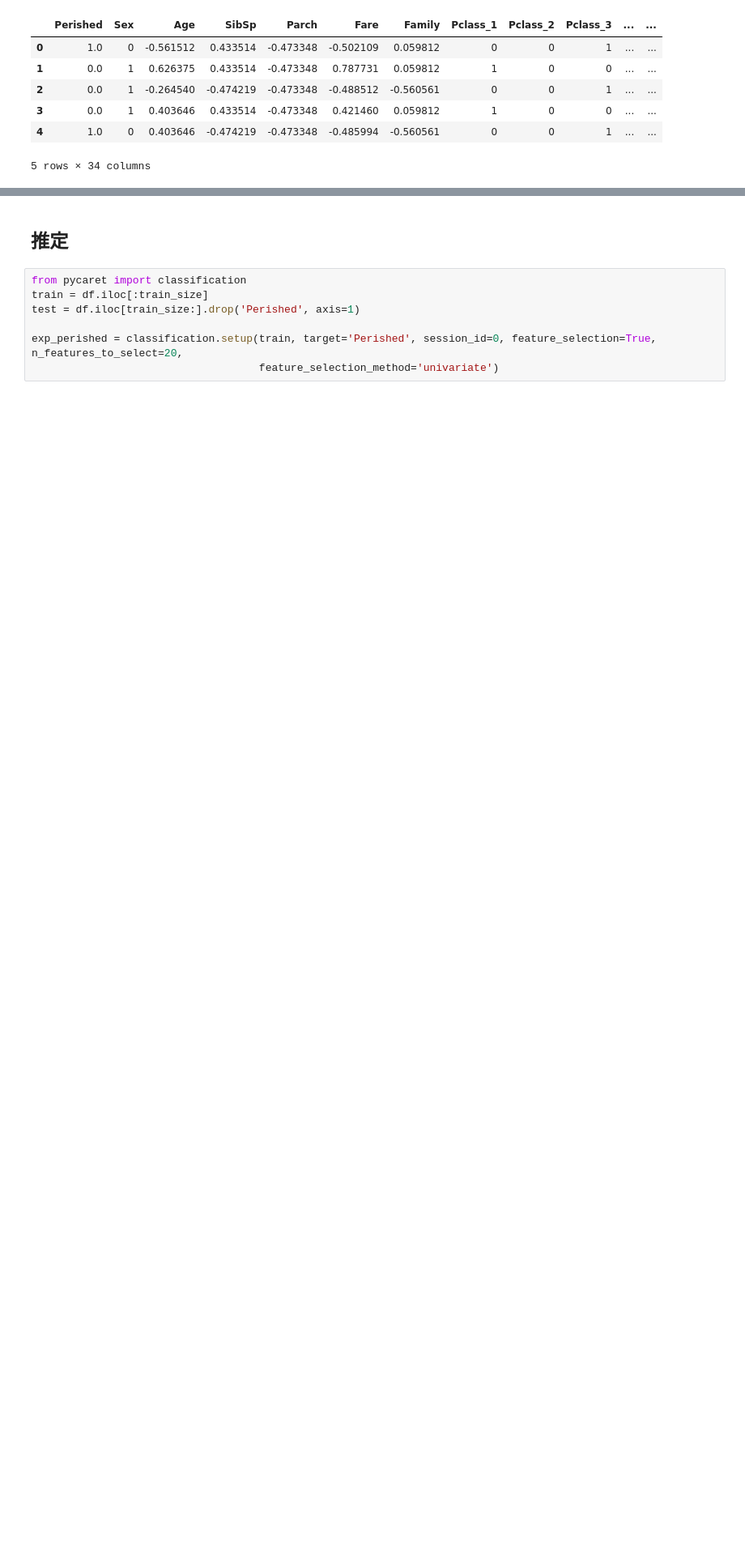
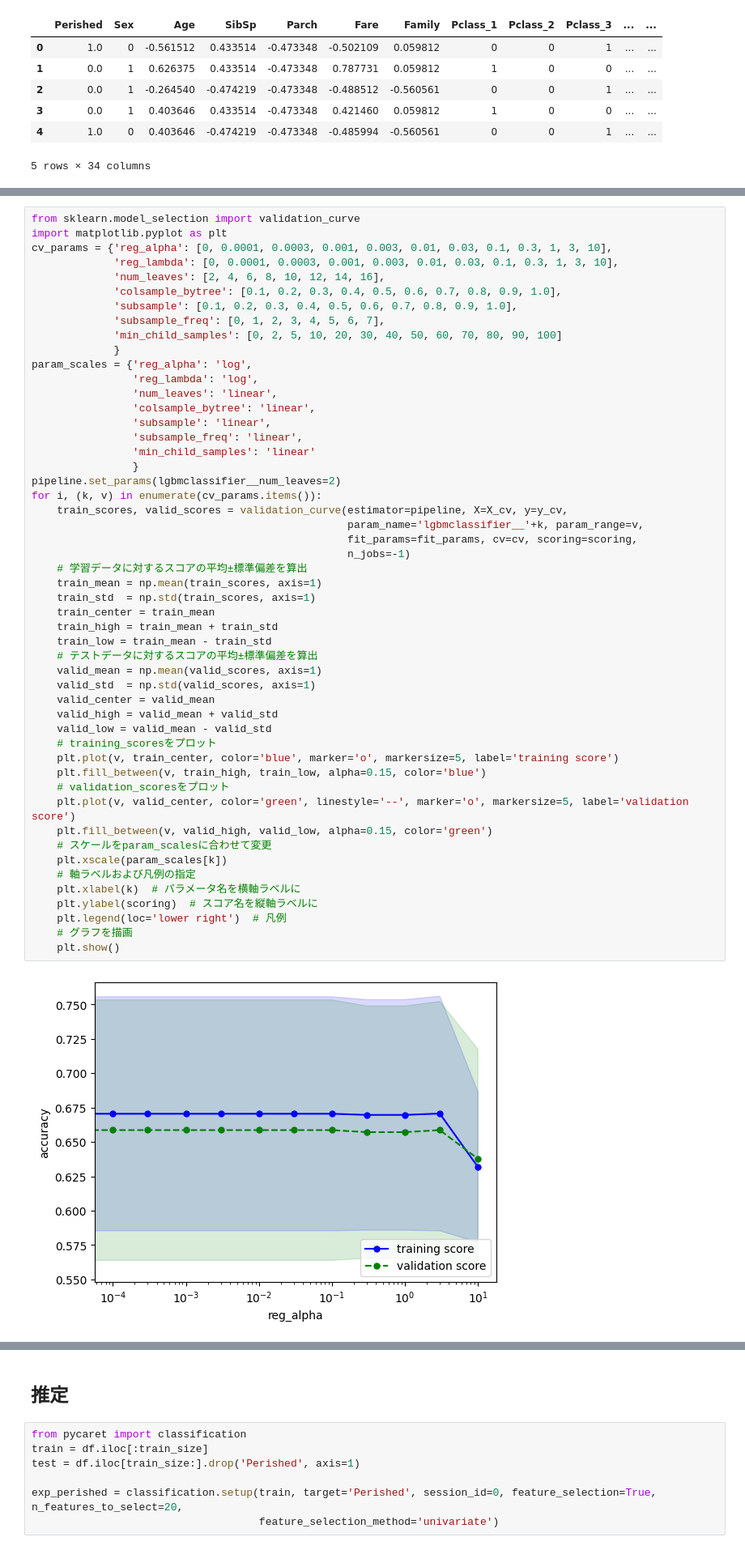
Before and after one commit to maki8maki/GCI2023Winter, a Jupyter notebook: competition1.ipynb, the cells around one changed output, grey strips where cells are left out. Shown at 81% size. Cells and saved outputs as stored; diff of their text form; blank space fills up the shorter version.

```diff
--- a/competition1.ipynb
+++ b/competition1.ipynb
@@ -417,0 +577,53 @@ Index(['Perished', 'Sex', 'Age', 'SibSp', 'Parch', 'Fare', 'Family',
+# %%
+from sklearn.model_selection import validation_curve
+import matplotlib.pyplot as plt
+cv_params = {'reg_alpha': [0, 0.0001, 0.0003, 0.001, 0.003, 0.01, 0.03, 0.1, 0.3, 1, 3, 10],
+             'reg_lambda': [0, 0.0001, 0.0003, 0.001, 0.003, 0.01, 0.03, 0.1, 0.3, 1, 3, 10],
+             'num_leaves': [2, 4, 6, 8, 10, 12, 14, 16],
+             'colsample_bytree': [0.1, 0.2, 0.3, 0.4, 0.5, 0.6, 0.7, 0.8, 0.9, 1.0],
+             'subsample': [0.1, 0.2, 0.3, 0.4, 0.5, 0.6, 0.7, 0.8, 0.9, 1.0],
+             'subsample_freq': [0, 1, 2, 3, 4, 5, 6, 7],
+             'min_child_samples': [0, 2, 5, 10, 20, 30, 40, 50, 60, 70, 80, 90, 100]
+             }
+param_scales = {'reg_alpha': 'log',
+                'reg_lambda': 'log',
+                'num_leaves': 'linear',
+                'colsample_bytree': 'linear',
+                'subsample': 'linear',
+                'subsample_freq': 'linear',
+                'min_child_samples': 'linear'
+                }
+pipeline.set_params(lgbmclassifier__num_leaves=2)
+for i, (k, v) in enumerate(cv_params.items()):
+    train_scores, valid_scores = validation_curve(estimator=pipeline, X=X_cv, y=y_cv,
+                                                  param_name='lgbmclassifier__'+k, param_range=v,
+                                                  fit_params=fit_params, cv=cv, scoring=scoring,
+                                                  n_jobs=-1)
+    # 学習データに対するスコアの平均±標準偏差を算出
+    train_mean = np.mean(train_scores, axis=1)
+    train_std  = np.std(train_scores, axis=1)
+    train_center = train_mean
+    train_high = train_mean + train_std
+    train_low = train_mean - train_std
+    # テストデータに対するスコアの平均±標準偏差を算出
+    valid_mean = np.mean(valid_scores, axis=1)
+    valid_std  = np.std(valid_scores, axis=1)
+    valid_center = valid_mean
+    valid_high = valid_mean + valid_std
+    valid_low = valid_mean - valid_std
+    # training_scoresをプロット
+    plt.plot(v, train_center, color='blue', marker='o', markersize=5, label='training score')
+    plt.fill_between(v, train_high, train_low, alpha=0.15, color='blue')
+    # validation_scoresをプロット
+    plt.plot(v, valid_center, color='green', linestyle='--', marker='o', markersize=5, label='validation score')
+    plt.fill_between(v, valid_high, valid_low, alpha=0.15, color='green')
+    # スケールをparam_scalesに合わせて変更
+    plt.xscale(param_scales[k])
+    # 軸ラベルおよび凡例の指定
+    plt.xlabel(k)  # パラメータ名を横軸ラベルに
+    plt.ylabel(scoring)  # スコア名を縦軸ラベルに
+    plt.legend(loc='lower right')  # 凡例
+    # グラフを描画
+    plt.show()
+# %% [output]
+[figure, added]
```
Also changed, not shown: parts of 12 cells of this notebook.
